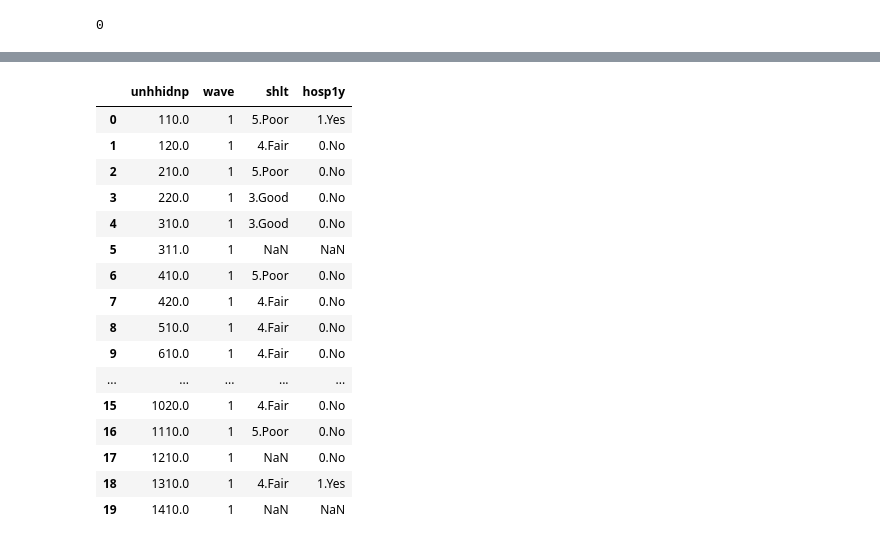
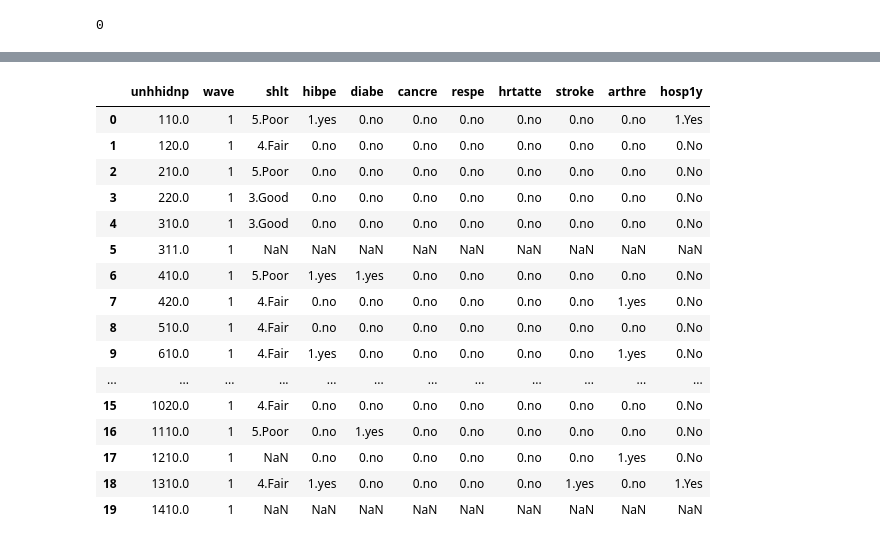
Before and after one commit to giraldiego/HPEP_project, a Jupyter notebook: EDA.ipynb, the cells around one changed output, grey strips where cells are left out. Drawn from its saved outputs; the diff is of its cells as text; code cells hidden in the pictures.

```diff
--- a/EDA.ipynb
+++ b/EDA.ipynb
@@ -128,15 +206,17 @@ final_columns
 accumulated_df = pd.DataFrame(columns=final_columns)
 
 # Loop over the wave numbers
-for wave in range(1, 3):
+for wave in range(1, 6):
     # Create new column names for the current wave
-    wave_column_names = [f"r{wave}{name}" for name in vars_clean]
-
+    wave_column_names = [f"r{wave}{var}" for var in vars_clean]
+    print(wave_column_names)
+    # [column_name for column_name in wave_column_names if column_name in df.index]
+    # break
     # Create a mapping from the new column names to the original ones
     column_mapping = dict(zip(wave_column_names, vars_clean))
 
-    # Select the necessary columns from the original DataFrame and rename them
-    wave_df = df[["unhhidnp"] + wave_column_names]
+    # Select the necessary columns from the subset DataFrame and rename them
+    wave_df = df_sub[["unhhidnp"] + wave_column_names]
     wave_df = wave_df.rename(columns=column_mapping)
 
     # Insert the wave number as a new column
@@ -147,20 +233,20 @@ for wave in range(1, 3):
 # %%
-acumm_df.head(20)
+accumulated_df.head(20)
 # %% [output]
-|  | unhhidnp | wave | shlt | hosp1y |
-| 0 | 110.0 | 1 | 5.Poor | 1.Yes |
-| 1 | 120.0 | 1 | 4.Fair | 0.No |
-| 2 | 210.0 | 1 | 5.Poor | 0.No |
-| 3 | 220.0 | 1 | 3.Good | 0.No |
-| 4 | 310.0 | 1 | 3.Good | 0.No |
-| 5 | 311.0 | 1 | NaN | NaN |
-| 6 | 410.0 | 1 | 5.Poor | 0.No |
-| 7 | 420.0 | 1 | 4.Fair | 0.No |
-| 8 | 510.0 | 1 | 4.Fair | 0.No |
-| 9 | 610.0 | 1 | 4.Fair | 0.No |
-| ... | ... | ... | ... | ... |
-| 15 | 1020.0 | 1 | 4.Fair | 0.No |
-| 16 | 1110.0 | 1 | 5.Poor | 0.No |
-| 17 | 1210.0 | 1 | NaN | 0.No |
-| 18 | 1310.0 | 1 | 4.Fair | 1.Yes |
-| 19 | 1410.0 | 1 | NaN | NaN |
+|  | unhhidnp | wave | shlt | hibpe | diabe | cancre | respe | hrtatte | stroke | arthre | hosp1y |
+| 0 | 110.0 | 1 | 5.Poor | 1.yes | 0.no | 0.no | 0.no | 0.no | 0.no | 0.no | 1.Yes |
+| 1 | 120.0 | 1 | 4.Fair | 0.no | 0.no | 0.no | 0.no | 0.no | 0.no | 0.no | 0.No |
+| 2 | 210.0 | 1 | 5.Poor | 0.no | 0.no | 0.no | 0.no | 0.no | 0.no | 0.no | 0.No |
+| 3 | 220.0 | 1 | 3.Good | 0.no | 0.no | 0.no | 0.no | 0.no | 0.no | 0.no | 0.No |
+| 4 | 310.0 | 1 | 3.Good | 0.no | 0.no | 0.no | 0.no | 0.no | 0.no | 0.no | 0.No |
+| 5 | 311.0 | 1 | NaN | NaN | NaN | NaN | NaN | NaN | NaN | NaN | NaN |
+| 6 | 410.0 | 1 | 5.Poor | 1.yes | 1.yes | 0.no | 0.no | 0.no | 0.no | 0.no | 0.No |
+| 7 | 420.0 | 1 | 4.Fair | 0.no | 0.no | 0.no | 0.no | 0.no | 0.no | 1.yes | 0.No |
+| 8 | 510.0 | 1 | 4.Fair | 0.no | 0.no | 0.no | 0.no | 0.no | 0.no | 0.no | 0.No |
+| 9 | 610.0 | 1 | 4.Fair | 1.yes | 0.no | 0.no | 0.no | 0.no | 0.no | 1.yes | 0.No |
+| ... | ... | ... | ... | ... | ... | ... | ... | ... | ... | ... | ... |
+| 15 | 1020.0 | 1 | 4.Fair | 0.no | 0.no | 0.no | 0.no | 0.no | 0.no | 0.no | 0.No |
+| 16 | 1110.0 | 1 | 5.Poor | 0.no | 1.yes | 0.no | 0.no | 0.no | 0.no | 0.no | 0.No |
+| 17 | 1210.0 | 1 | NaN | 0.no | 0.no | 0.no | 0.no | 0.no | 0.no | 1.yes | 0.No |
+| 18 | 1310.0 | 1 | 4.Fair | 1.yes | 0.no | 0.no | 0.no | 0.no | 1.yes | 0.no | 1.Yes |
+| 19 | 1410.0 | 1 | NaN | NaN | NaN | NaN | NaN | NaN | NaN | NaN | NaN |
```
Also changed, not shown: parts of 9 cells of this notebook, 1 other file.
